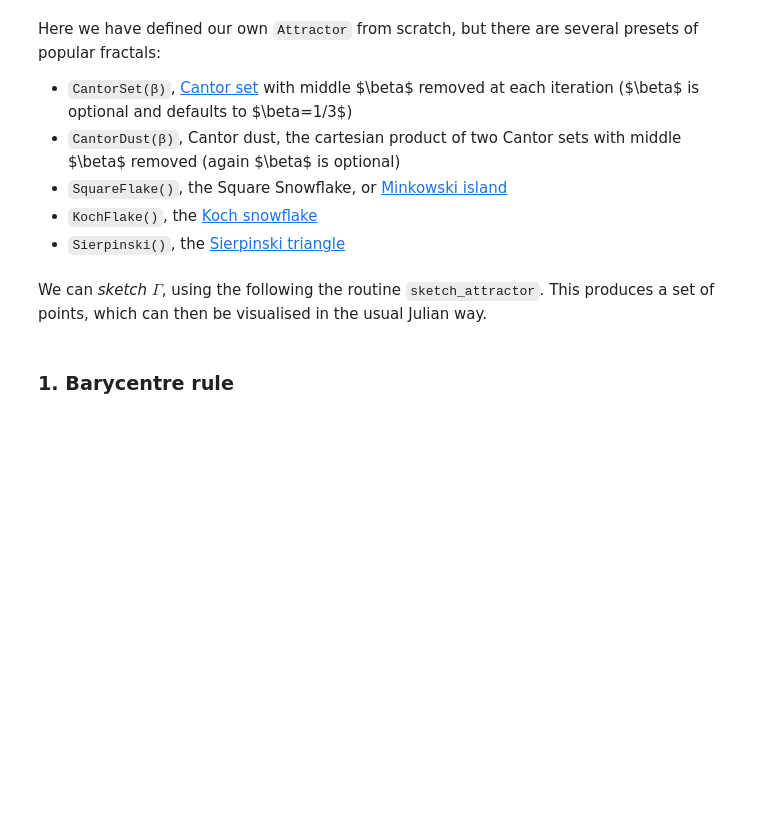
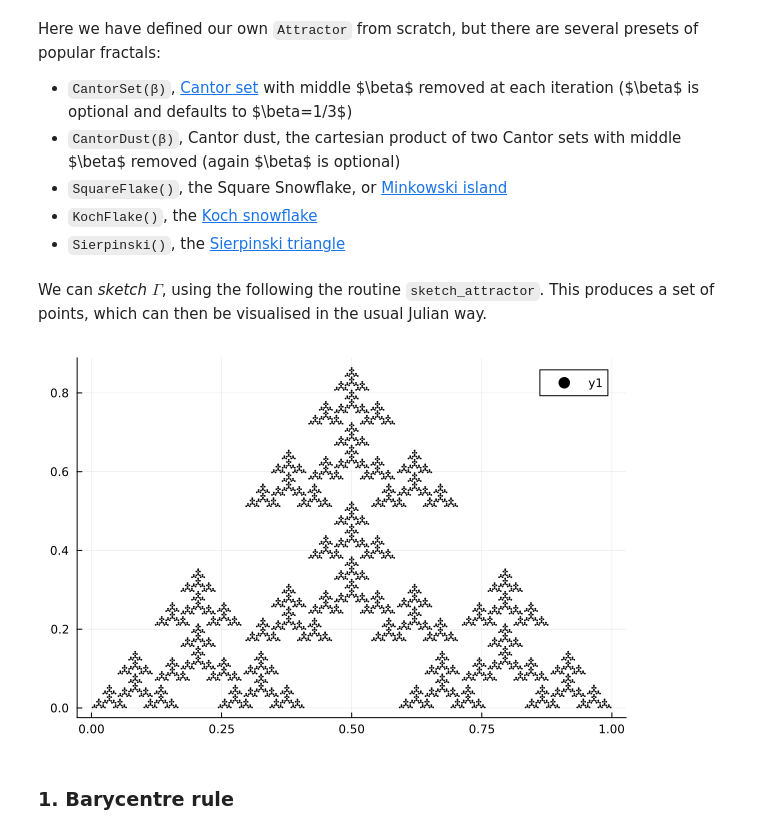
Before and after one commit to AndrewGibbs/IFSintegrals, a Jupyter notebook: examples/Quadrature example 1.ipynb, the cells around one changed output. Saved outputs shown, nothing was run; the diff lists cells and outputs as text; code cells hidden in the pictures; blank space fills up the shorter version.

````diff
--- a/examples/Quadrature example 1.ipynb
+++ b/examples/Quadrature example 1.ipynb
@@ -54,7 +58,9 @@
 # %% [markdown]
 We can *sketch* $\Gamma$, using the following the routine ```sketch_attractor```. This produces a set of points, which can then be visualised in the usual Julian way.
 # %%
-draw(Γ)
+plot(Γ,markersize=1.0, markercolor="black")
+# %% [output]
+[figure, added]
 # %% [markdown]
 ### 1. Barycentre rule
 # %% [markdown]
````
Also changed, not shown: parts of 14 cells of this notebook, 5 other files.
